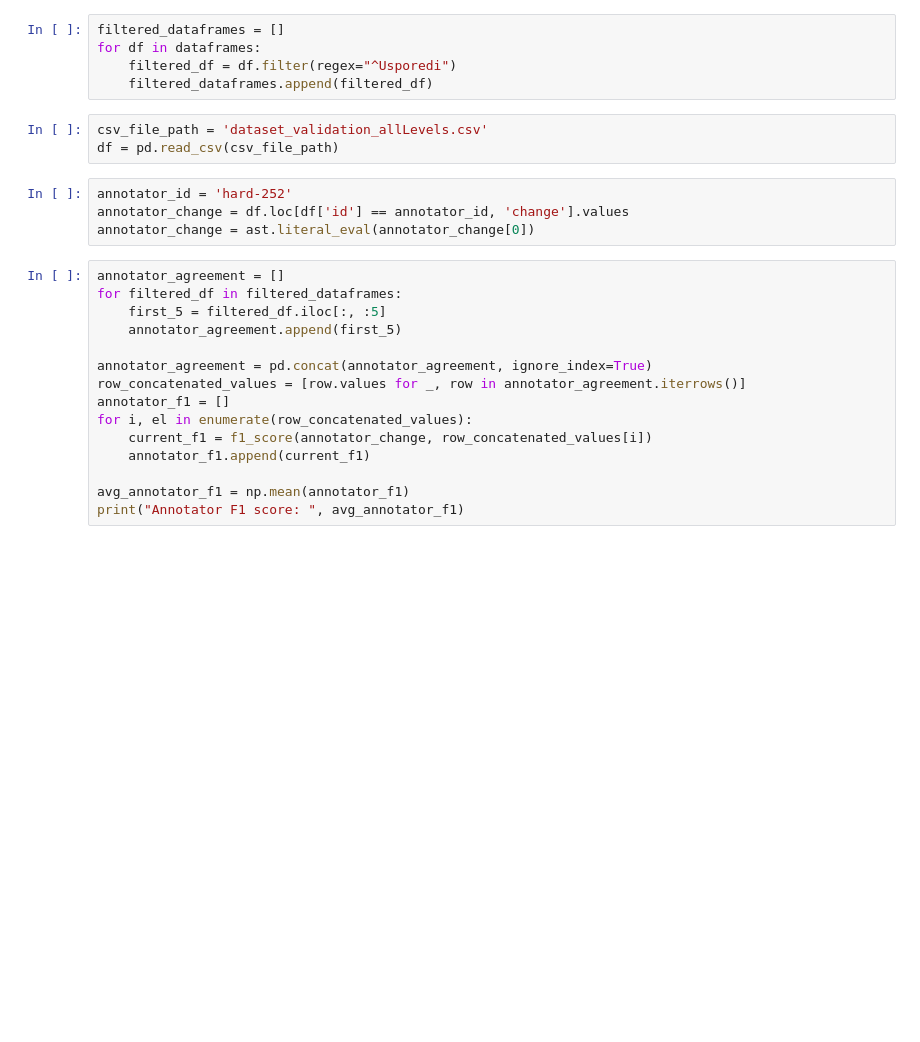
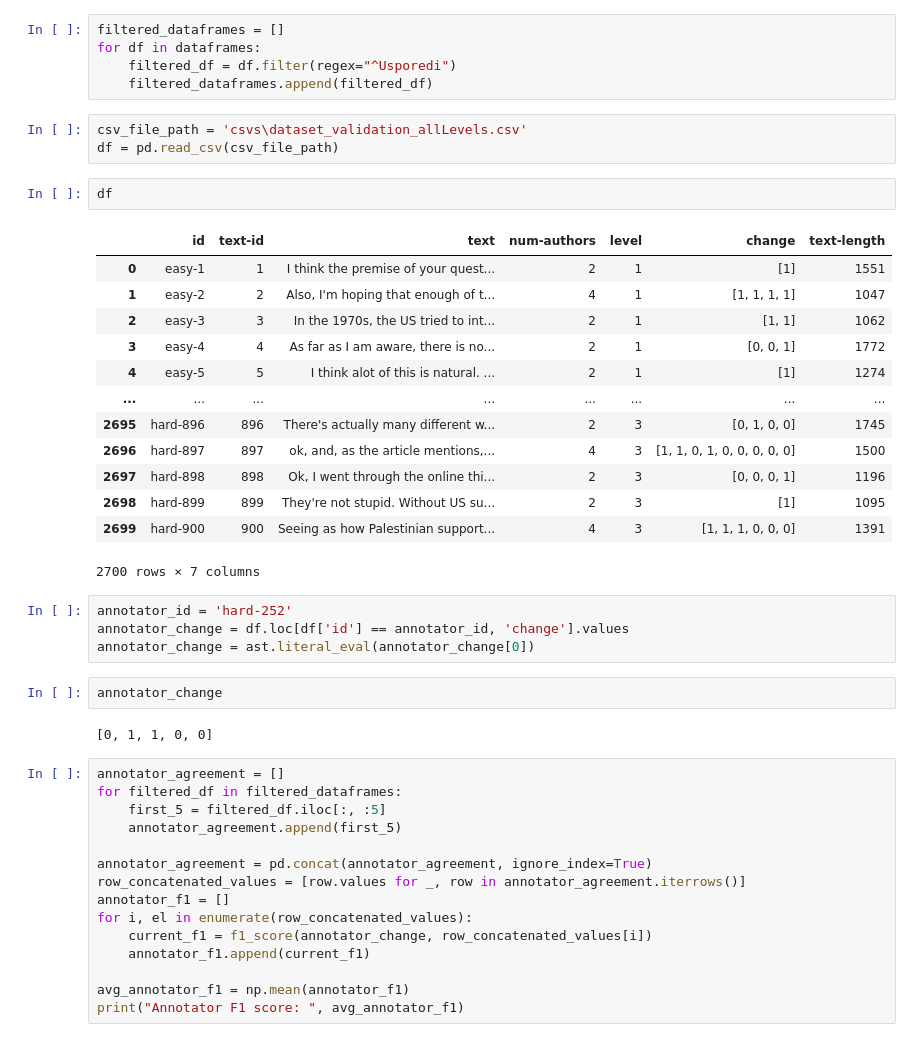
Before and after one commit to bnikolic2/Author-Style-Detection, a Jupyter notebook: Analiza_Anketa.ipynb, the cells around one changed output. Cells and saved outputs as stored; diff of their text form; blank space fills up the shorter version.

```diff
--- a/Analiza_Anketa.ipynb
+++ b/Analiza_Anketa.ipynb
@@ -80,12 +89,32 @@ for df in dataframes:
     filtered_df = df.filter(regex="^Usporedi")
     filtered_dataframes.append(filtered_df)
 # %%
-csv_file_path = 'dataset_validation_allLevels.csv'
+csv_file_path = 'csvs\dataset_validation_allLevels.csv'
 df = pd.read_csv(csv_file_path)
+# %%
+df
+# %% [output]
+|  | id | text-id | text | num-authors | level | change | text-length |
+| 0 | easy-1 | 1 | I think the premise of your quest... | 2 | 1 | [1] | 1551 |
+| 1 | easy-2 | 2 | Also, I'm hoping that enough of t... | 4 | 1 | [1, 1, 1, 1] | 1047 |
+| 2 | easy-3 | 3 | In the 1970s, the US tried to int... | 2 | 1 | [1, 1] | 1062 |
+| 3 | easy-4 | 4 | As far as I am aware, there is no... | 2 | 1 | [0, 0, 1] | 1772 |
+| 4 | easy-5 | 5 | I think alot of this is natural. ... | 2 | 1 | [1] | 1274 |
+| ... | ... | ... | ... | ... | ... | ... | ... |
+| 2695 | hard-896 | 896 | There's actually many different w... | 2 | 3 | [0, 1, 0, 0] | 1745 |
+| 2696 | hard-897 | 897 | ok, and, as the article mentions,... | 4 | 3 | [1, 1, 0, 1, 0, 0, 0, 0, 0] | 1500 |
+| 2697 | hard-898 | 898 | Ok, I went through the online thi... | 2 | 3 | [0, 0, 0, 1] | 1196 |
+| 2698 | hard-899 | 899 | They're not stupid. Without US su... | 2 | 3 | [1] | 1095 |
+| 2699 | hard-900 | 900 | Seeing as how Palestinian support... | 4 | 3 | [1, 1, 1, 0, 0, 0] | 1391 |
+2700 rows × 7 columns
 # %%
 annotator_id = 'hard-252'
 annotator_change = df.loc[df['id'] == annotator_id, 'change'].values
 annotator_change = ast.literal_eval(annotator_change[0])
+# %%
+annotator_change
+# %% [output]
+[0, 1, 1, 0, 0]
 # %%
 annotator_agreement = []
 for filtered_df in filtered_dataframes:
```
Also changed, not shown: parts of 13 cells of this notebook, 23 other files.
